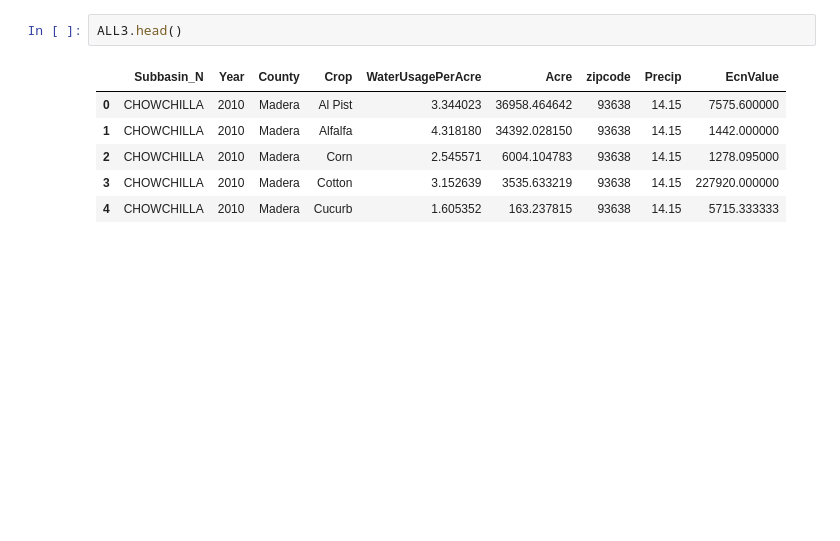
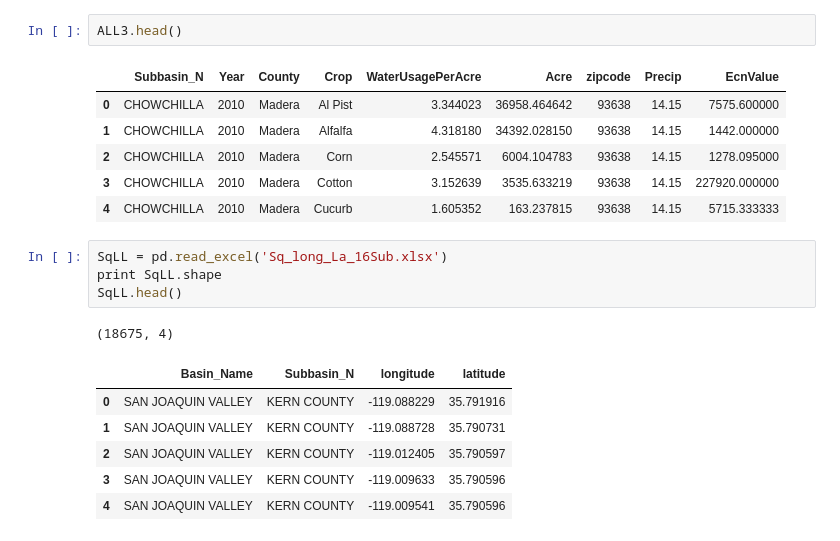
Before and after one commit to ZoeyYiZhou/141BProject, a Jupyter notebook: _site/zJupyterNB_Script/DataCleanning_Alice.ipynb, the cells around one changed output. Saved outputs shown, nothing was run; the diff lists cells and outputs as text; blank space fills up the shorter version.

```diff
--- a/_site/zJupyterNB_Script/DataCleanning_Alice.ipynb
+++ b/_site/zJupyterNB_Script/DataCleanning_Alice.ipynb
@@ -904,3 +905,15 @@ ALL3.head()
 | 2 | CHOWCHILLA | 2010 | Madera | Corn | 2.545571 | 6004.104783 | 93638 | 14.15 | 1278.095000 |
 | 3 | CHOWCHILLA | 2010 | Madera | Cotton | 3.152639 | 3535.633219 | 93638 | 14.15 | 227920.000000 |
 | 4 | CHOWCHILLA | 2010 | Madera | Cucurb | 1.605352 | 163.237815 | 93638 | 14.15 | 5715.333333 |
+# %%
+SqLL = pd.read_excel('Sq_long_La_16Sub.xlsx')
+print SqLL.shape
+SqLL.head()
+# %% [output]
+(18675, 4)
+|  | Basin_Name | Subbasin_N | longitude | latitude |
+| 0 | SAN JOAQUIN VALLEY | KERN COUNTY | -119.088229 | 35.791916 |
+| 1 | SAN JOAQUIN VALLEY | KERN COUNTY | -119.088728 | 35.790731 |
+| 2 | SAN JOAQUIN VALLEY | KERN COUNTY | -119.012405 | 35.790597 |
+| 3 | SAN JOAQUIN VALLEY | KERN COUNTY | -119.009633 | 35.790596 |
+| 4 | SAN JOAQUIN VALLEY | KERN COUNTY | -119.009541 | 35.790596 |
```
Also changed, not shown: parts of 4 cells of this notebook, 3 other files.
